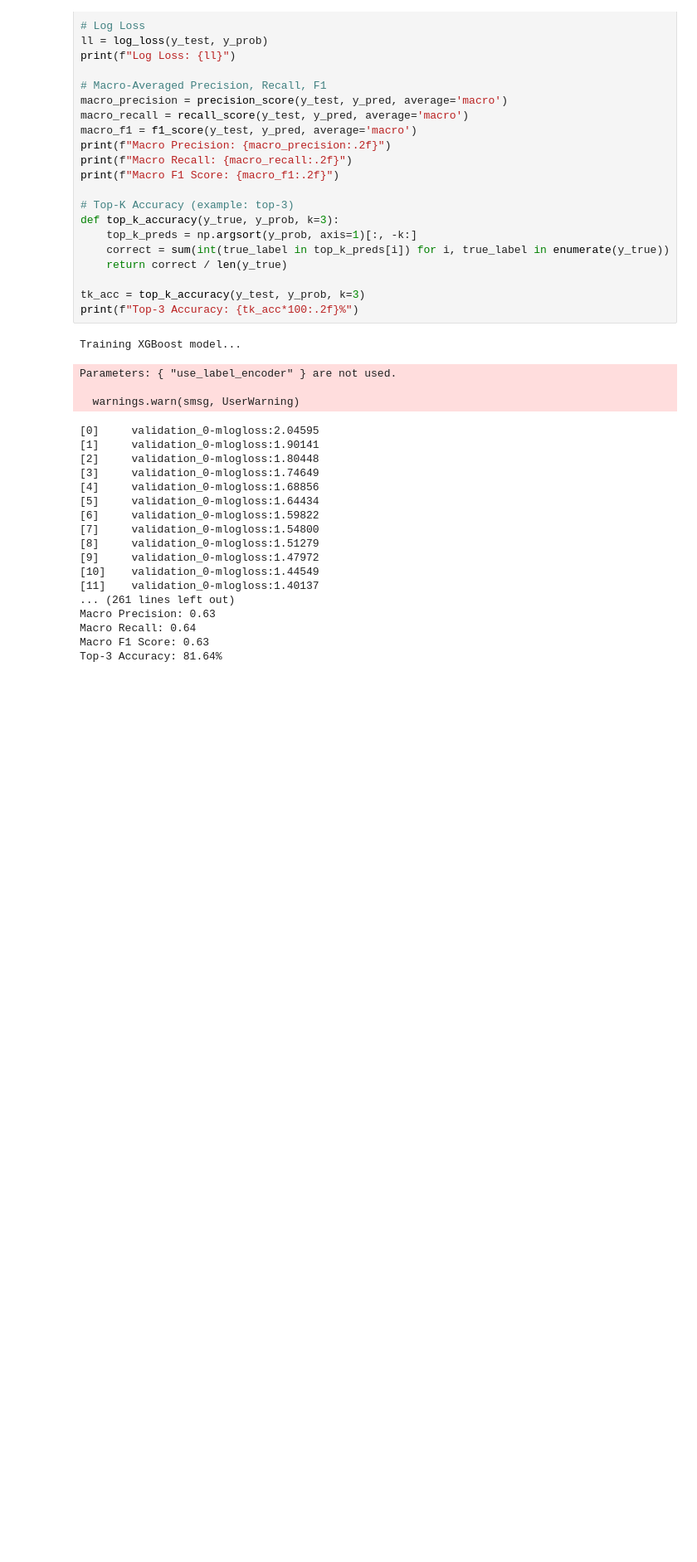
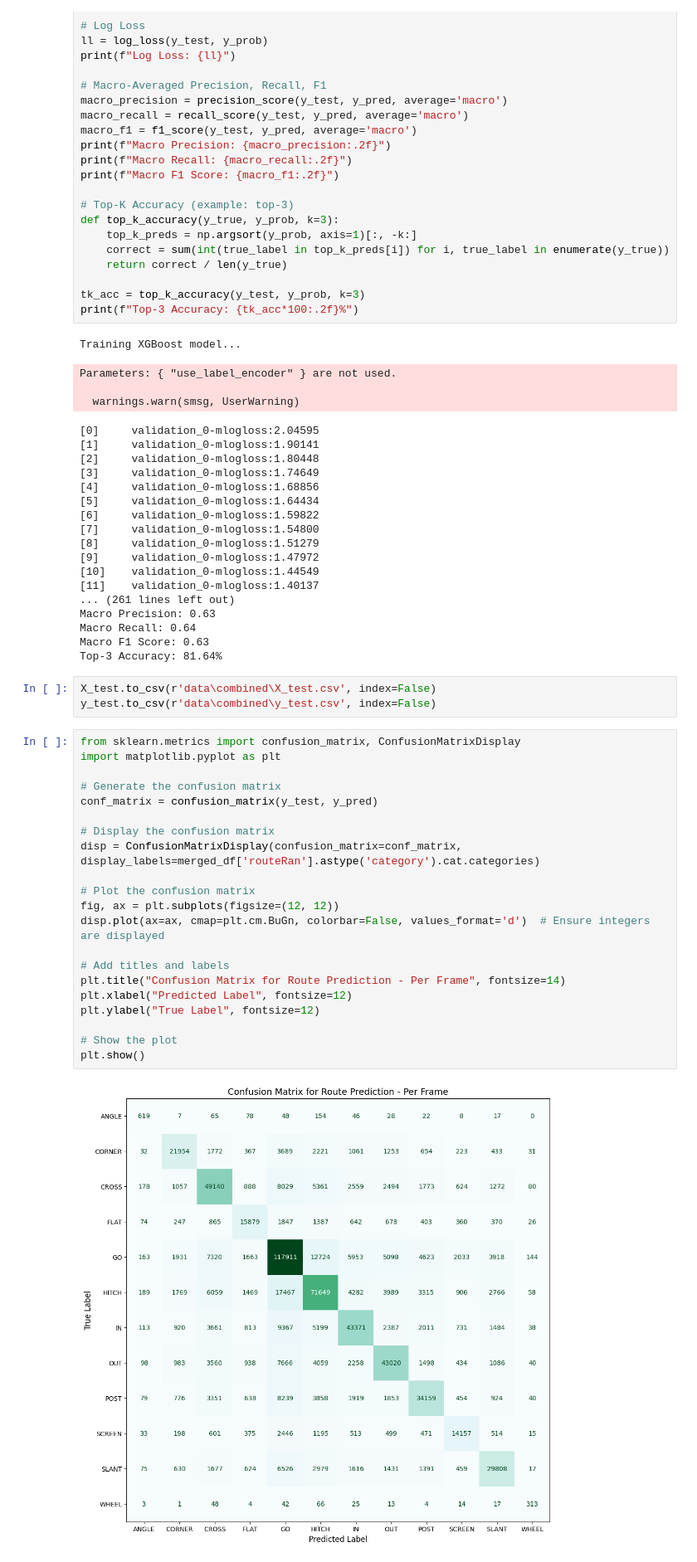
Before and after one commit to array-carpenter/route_deceptiveness_score, a Jupyter notebook: train_model.ipynb, the cells around one changed output. Shown: that part at 83% size. Cells and saved outputs as stored; diff of their text form; blank space fills up the shorter version.

Commit message:
More graphs

```diff
--- a/train_model.ipynb
+++ b/train_model.ipynb
@@ -176,3 +176,29 @@ Macro Precision: 0.63
 Macro Recall: 0.64
 Macro F1 Score: 0.63
 Top-3 Accuracy: 81.64%
+# %%
+X_test.to_csv(r'data\combined\X_test.csv', index=False)
+y_test.to_csv(r'data\combined\y_test.csv', index=False)
+# %%
+from sklearn.metrics import confusion_matrix, ConfusionMatrixDisplay
+import matplotlib.pyplot as plt
+
+# Generate the confusion matrix
+conf_matrix = confusion_matrix(y_test, y_pred)
+
+# Display the confusion matrix
+disp = ConfusionMatrixDisplay(confusion_matrix=conf_matrix, display_labels=merged_df['routeRan'].astype('category').cat.categories)
+
+# Plot the confusion matrix
+fig, ax = plt.subplots(figsize=(12, 12))
+disp.plot(ax=ax, cmap=plt.cm.BuGn, colorbar=False, values_format='d')  # Ensure integers are displayed
+
+# Add titles and labels
+plt.title("Confusion Matrix for Route Prediction - Per Frame", fontsize=14)
+plt.xlabel("Predicted Label", fontsize=12)
+plt.ylabel("True Label", fontsize=12)
+
+# Show the plot
+plt.show()
+# %% [output]
+[figure, added]
```
Also changed, not shown: parts of 1 cell of this notebook.
